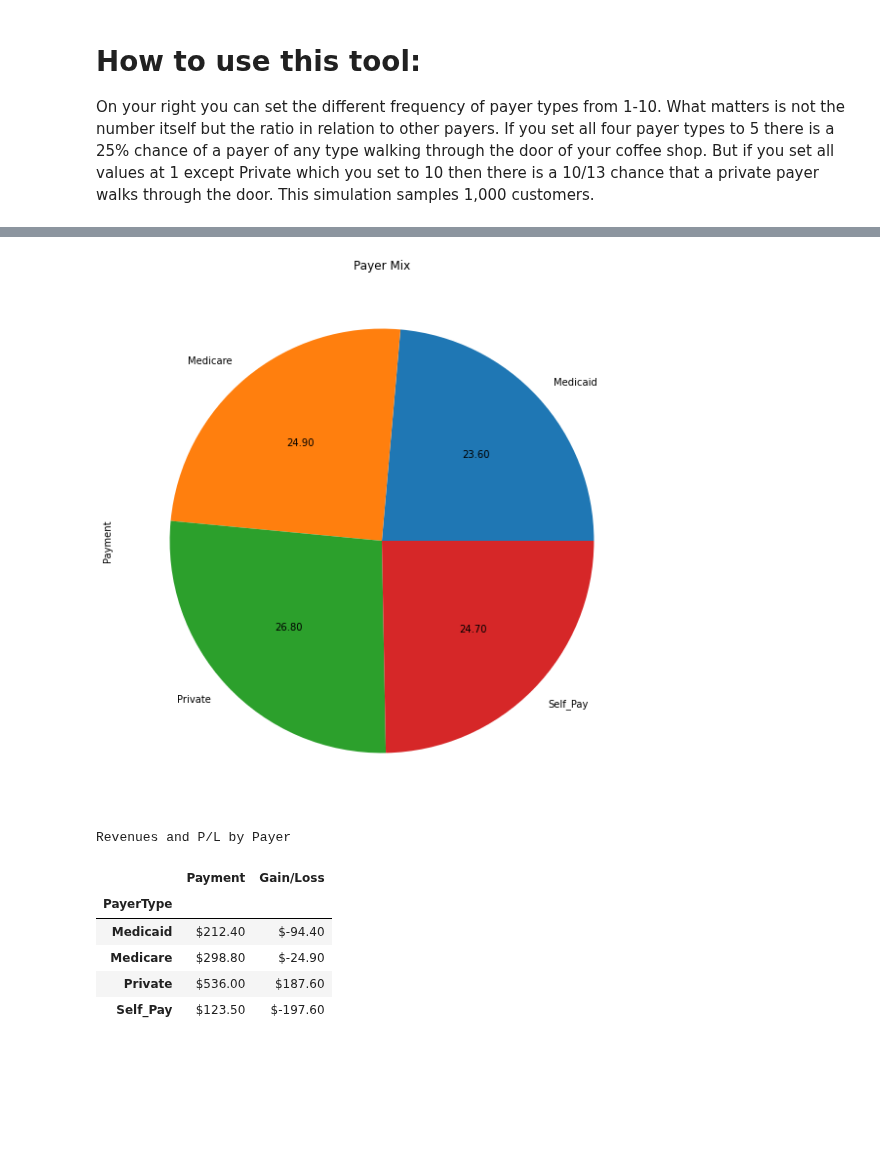
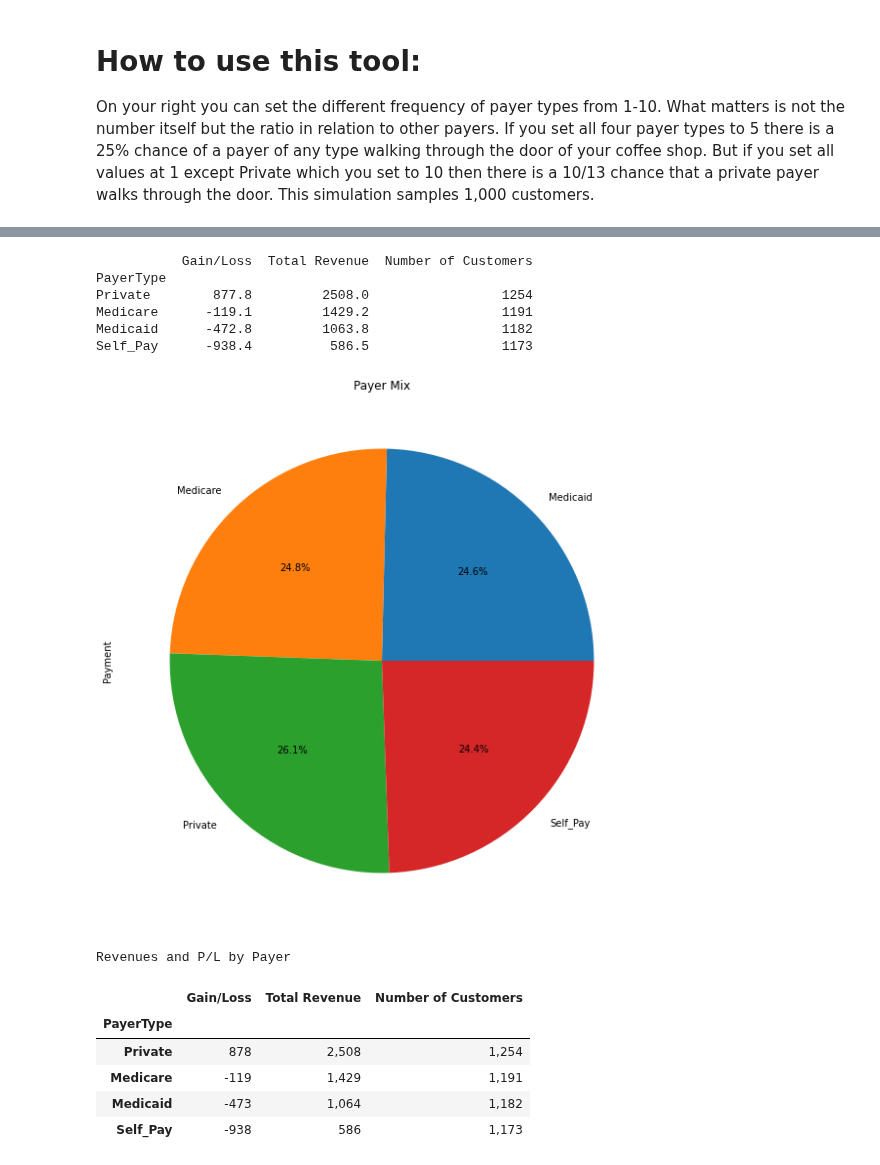
Before and after one commit to friendm/mercury-demo-notebooks, a Jupyter notebook: payer_mix.ipynb, the cells around one changed output, grey strips where cells are left out. Cells and saved outputs as stored; diff of their text form; code cells hidden in the pictures; blank space fills up the shorter version.

Commit message:
updating features of payer mix

```diff
--- a/payer_mix.ipynb
+++ b/payer_mix.ipynb
@@ -72,15 +72,25 @@ Private=[0,10]
 
 #matplotlib.style.use('fivethirtyeight')
 # %%
-s=Self_Pay
-m=Medicaid
-care=Medicare
-p=Private
+#s=Self_Pay
+#m=Medicaid
+#care=Medicare
+#p=Private
 
-weights = [s,m,care,p]
+#weights = [s,m,care,p]
 
-#weights=[1,1,1,1]
+weights=[1,1,1,1]
 population = [.5,.9,1.2,2]
+
+def tag_quarter(x):
+    if x<1200:
+        return "Q1"
+    elif x>=1200 and x<2400:
+        return "Q2"
+    elif x>=2400 and x<3600:
+        return "Q3"
+    else:
+        return "Q4"
 
 def determine_payer(x):
     if x==.5:
@@ -103,7 +113,7 @@ def margin(x):
 i=0
 payment_list=[]
 payer_mix_list=[]
-while i<1000:
+while i<4800:
     ch=choices(population, weights)
     mx=determine_payer(ch[0])
     payment_list.append(ch[0])
@@ -113,6 +123,7 @@ while i<1000:
 zipped_list=zip(payment_list,payer_mix_list)
 
 df = pandas.DataFrame(zipped_list, columns=['Payment','PayerType'])
+df['quarter']=df.index.map(tag_quarter)
 # %%
 df['Gain/Loss']=df['Payment'].apply(subtract_cost)
 df['Margin']=df['Payment'].apply(margin)
@@ -124,7 +153,22 @@ gdf=grouped.reset_index()
+# %%
+new_grouped.columns=['Total Revenue','Gain/Loss','quarter','Number of Customers','1','2']
+new_grouped_2=new_grouped[['Gain/Loss','Total Revenue','Number of Customers']]
+display_group=new_grouped_2.sort_values('Gain/Loss',ascending=False)
+
+
+
+print(display_group)
+# %% [output]
+           Gain/Loss  Total Revenue  Number of Customers
+PayerType
+Private        877.8         2508.0                 1254
+Medicare      -119.1         1429.2                 1191
+Medicaid      -472.8         1063.8                 1182
+Self_Pay      -938.4          586.5                 1173
 # %%
-plot = grouped['Payment'].plot.pie(figsize=(10,10),autopct='%.2f',title="Payer Mix")
+plot = grouped['Payment'].plot.pie(figsize=(10,10),autopct='%1.1f%%',title="Payer Mix")
 # %% [output]
-[figure, old version]
+[figure, new version]
 # %%
 ## all credit for styling goes to:https://towardsdatascience.com/make-your-pandas-dataframe-output-report-ready-a9440f6045c6
 
@@ -135,9 +179,9 @@ def highlight_number(row):
         for cell in row
     ]
 
-grouped_profit.style \
+display_group.style \
   .apply(highlight_number) \
-  .format('${0:,.2f}') \
+  .format('{0:,.0f}') \
   .set_caption('Revenues and P/L by Payer').set_table_styles([{
     'selector': 'caption',
     'props': [
@@ -150,12 +194,12 @@ grouped_profit.style \
 #grouped_profit.style.set_properties(**{ 'font-size': '20pt'})
 # %% [output]
 Revenues and P/L by Payer
-|  | Payment | Gain/Loss |
-| PayerType |  |  |
-| Medicaid | $212.40 | $-94.40 |
-| Medicare | $298.80 | $-24.90 |
-| Private | $536.00 | $187.60 |
-| Self_Pay | $123.50 | $-197.60 |
+|  | Gain/Loss | Total Revenue | Number of Customers |
+| PayerType |  |  |  |
+| Private | 878 | 2,508 | 1,254 |
+| Medicare | -119 | 1,429 | 1,191 |
+| Medicaid | -473 | 1,064 | 1,182 |
+| Self_Pay | -938 | 586 | 1,173 |
 # %%
 df['Gain/Loss'].cumsum().plot(ylabel="Profit and Loss",xlabel="Number of Customers", title="P/L Over Customer Time",figsize=(10, 10));
 # %% [output]
```
Also changed, not shown: parts of 6 cells of this notebook.
